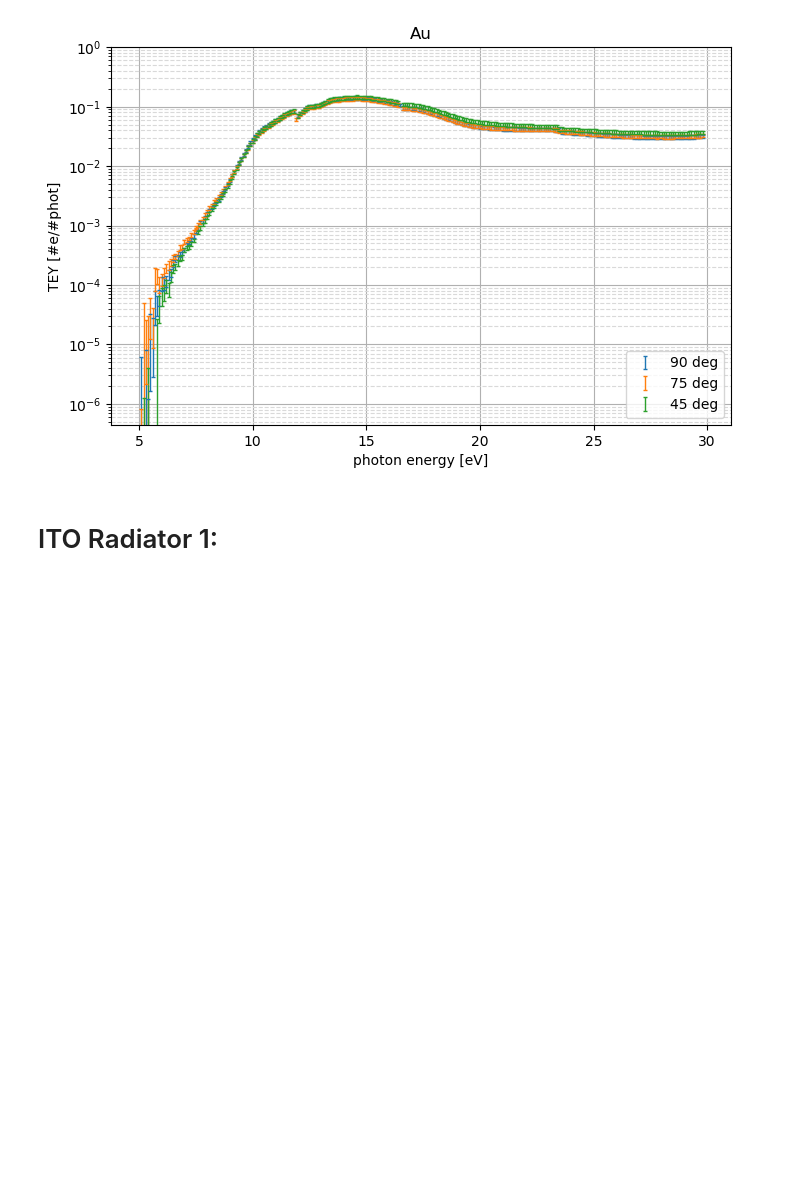
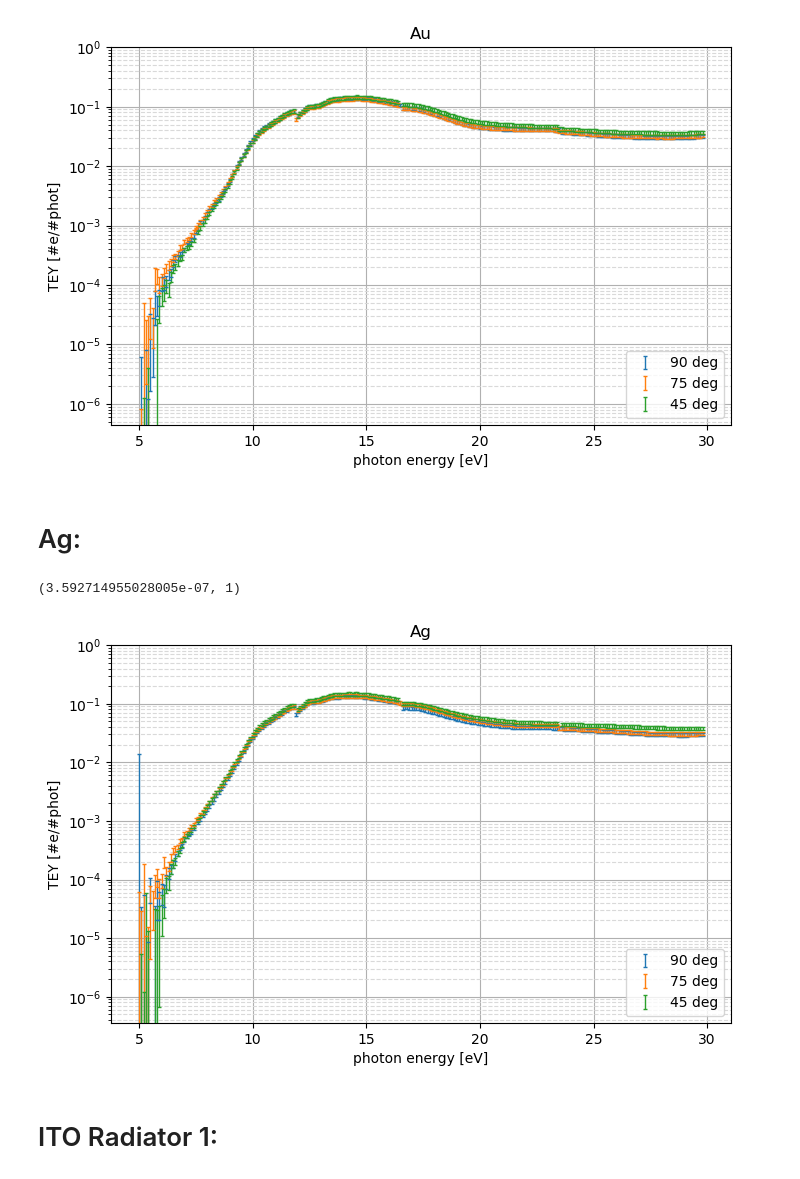
Before and after one commit to sebastiankalos/Elettra_data, a Jupyter notebook: BEAR_analysis_2.ipynb, the cells around one changed output. Drawn from its saved outputs; the diff is of its cells as text; code cells hidden in the pictures; blank space fills up the shorter version.

```diff
--- a/BEAR_analysis_2.ipynb
+++ b/BEAR_analysis_2.ipynb
@@ -54,6 +54,30 @@ plt.gca().set_ylim(top=1)
 # %% [output]
 (4.444493841608585e-07, 1)
 [figure]
+# %% [markdown]
+# Ag:
+# %%
+[Ag_90_E, Ag_90_TEY, Ag_90_TEY_err] = read_file('TEY_files/Ag_90deg.txt')
+[Ag_45_E, Ag_45_TEY, Ag_45_TEY_err] = read_file('TEY_files/Ag_45deg.txt')
+[Ag_75_E, Ag_75_TEY, Ag_75_TEY_err] = read_file('TEY_files/Ag_75deg.txt')
+
+figure(figsize=(8, 5), dpi=100)
+
+plt.errorbar(Ag_90_E,Ag_90_TEY, yerr=Ag_90_TEY_err, linestyle='none', elinewidth=1, capsize=1.5, label='90 deg')
+plt.errorbar(Ag_75_E,Ag_75_TEY, yerr = Ag_75_TEY_err, linestyle='none', elinewidth=1, capsize=1.5, label='75 deg')
+plt.errorbar(Ag_45_E,Ag_45_TEY, yerr=Ag_45_TEY_err, linestyle='none', elinewidth=1, capsize=1.5, label='45 deg')
+plt.xlabel('photon energy [eV]')
+plt.ylabel('TEY [#e/#phot]')
+plt.title('Ag')
+plt.grid(linestyle='--')
+plt.legend(loc="lower right")
+plt.grid(which = 'major', linestyle='-')
+plt.grid(which = 'minor', linestyle='--', color='0.85')
+plt.yscale('log')
+plt.gca().set_ylim(top=1)
+# %% [output]
+(3.592714955028005e-07, 1)
+[figure, added]
 # %% [markdown]
 # ITO Radiator 1:
 # %%
```
Also changed, not shown: parts of 14 cells of this notebook, 1 other file.
